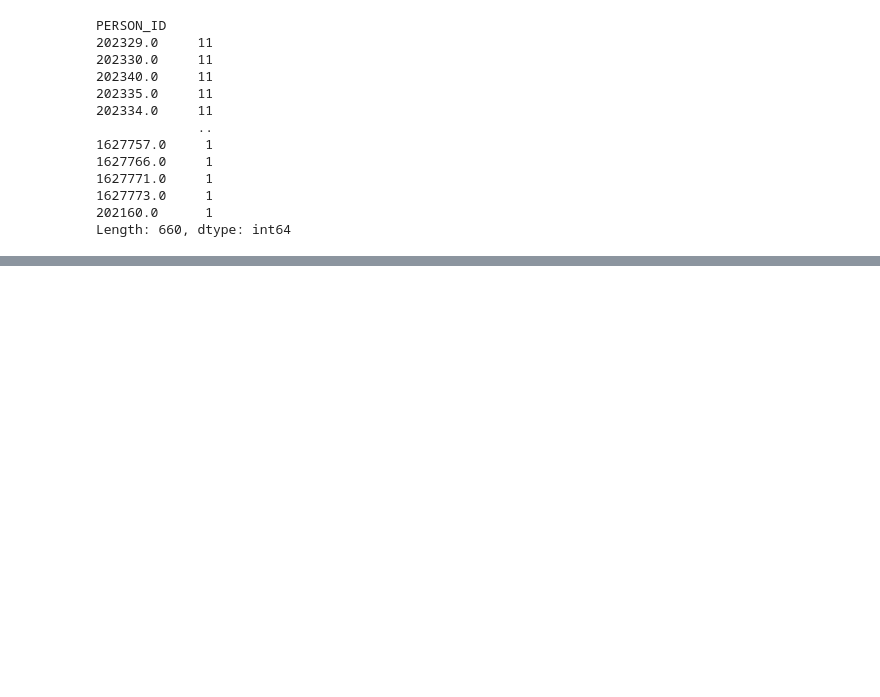
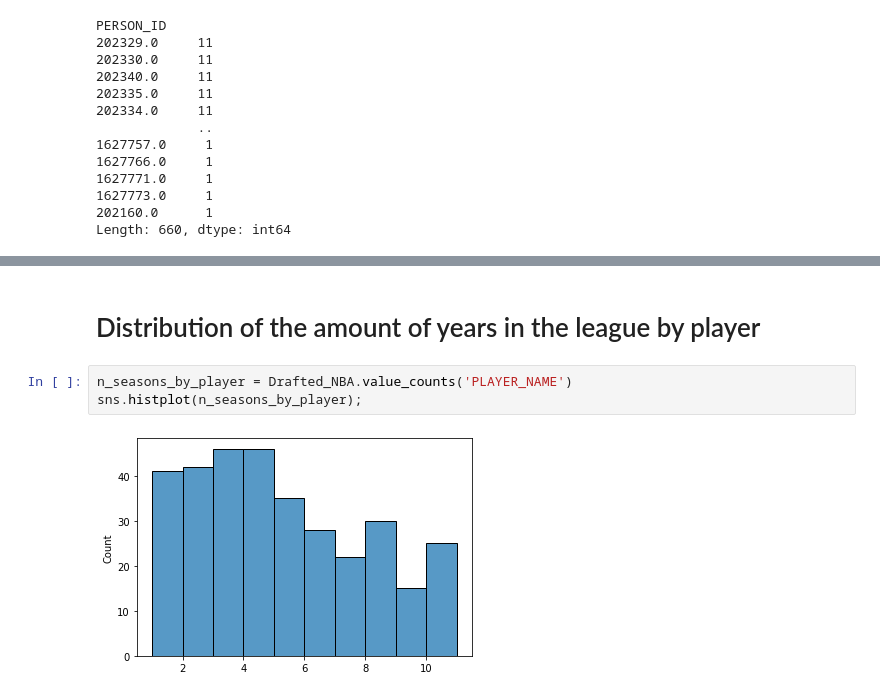
Before and after one commit to AngelCobos1/Capstone_1, a Jupyter notebook: RevisedProject_2021/NBA_Draft_Comp.ipynb, the cells around one changed output, grey strips where cells are left out. Drawn from its saved outputs; the diff is of its cells as text; blank space fills up the shorter version.

```diff
--- a/RevisedProject_2021/NBA_Draft_Comp.ipynb
+++ b/RevisedProject_2021/NBA_Draft_Comp.ipynb
@@ -202,0 +203,7 @@ Drafted_NBA.loc[Drafted_NBA['PLAYER_NAME'] == 'Patty Mills']
+# %% [markdown]
+# Distribution of the amount of years in the league by player
+# %%
+n_seasons_by_player = Drafted_NBA.value_counts('PLAYER_NAME')
+sns.histplot(n_seasons_by_player);
+# %% [output]
+[figure, added]
```
Also changed, not shown: parts of 20 cells of this notebook, 6 other files.
